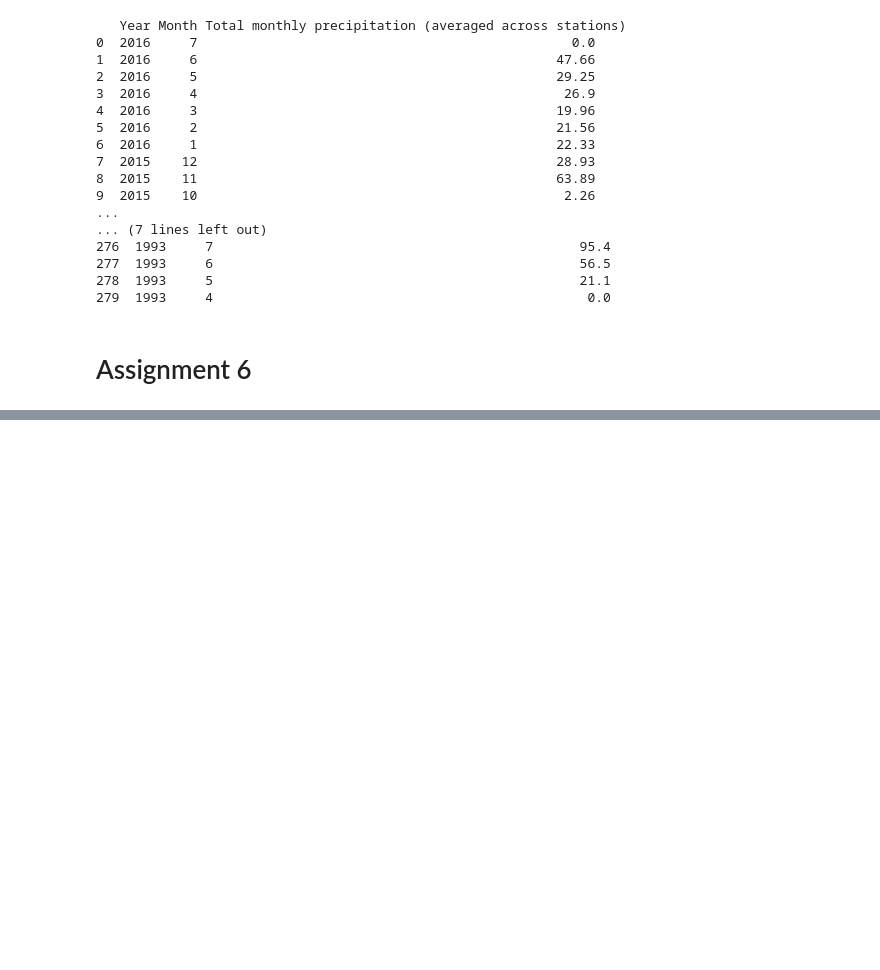
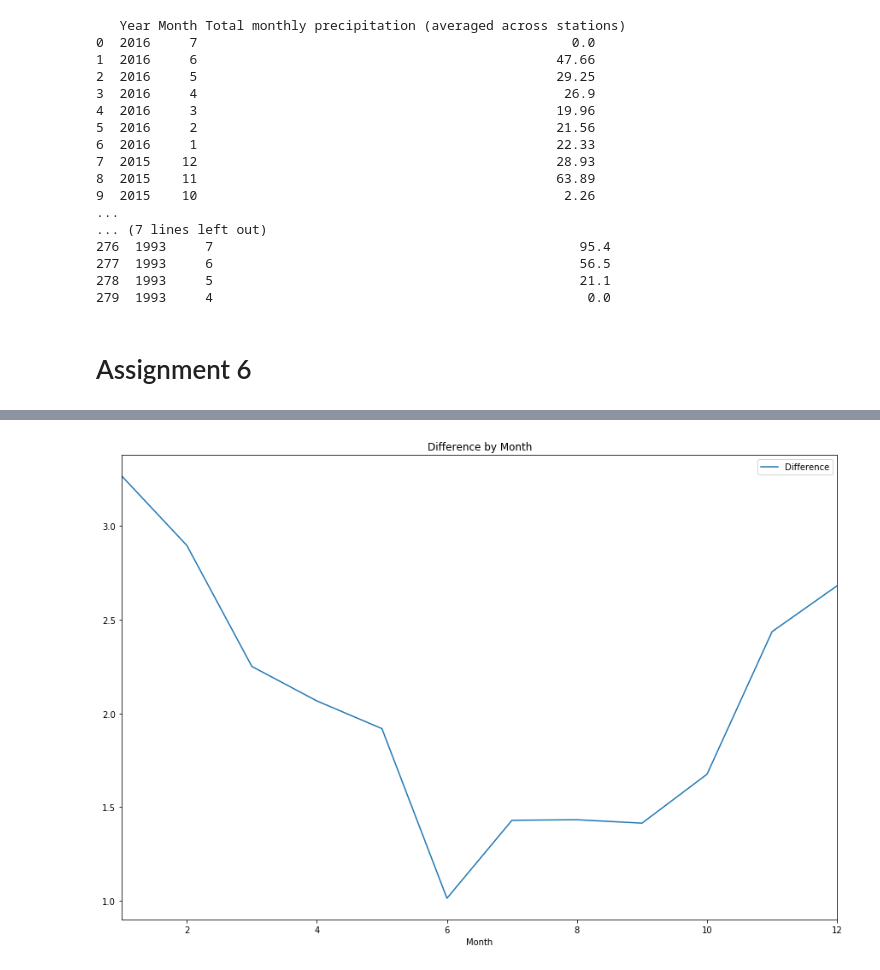
Before and after one commit to flennic/big-data-analytics, a Jupyter notebook: lab02/Individual/Julius/732A54-BDA1-maxpf364-julki092.ipynb, the cells around one changed output, grey strips where cells are left out. Saved outputs shown, nothing was run; the diff lists cells and outputs as text; code cells hidden in the pictures; blank space fills up the shorter version.

```diff
--- a/lab02/Individual/Julius/732A54-BDA1-maxpf364-julki092.ipynb
+++ b/lab02/Individual/Julius/732A54-BDA1-maxpf364-julki092.ipynb
@@ -944,0 +959,7 @@ print_result(path, colnames)
+# %%
+# Difference by Month
+df3 = df.groupby(['Month'])['Difference'].mean().to_frame()
+df3.reset_index(level=0, inplace=True)
+df3.plot.line(x = 'Month', y = 'Difference', figsize=(15,10), title = "Difference by Month");
+# %% [output]
+[figure, added]
```
Also changed, not shown: parts of 8 cells of this notebook.
